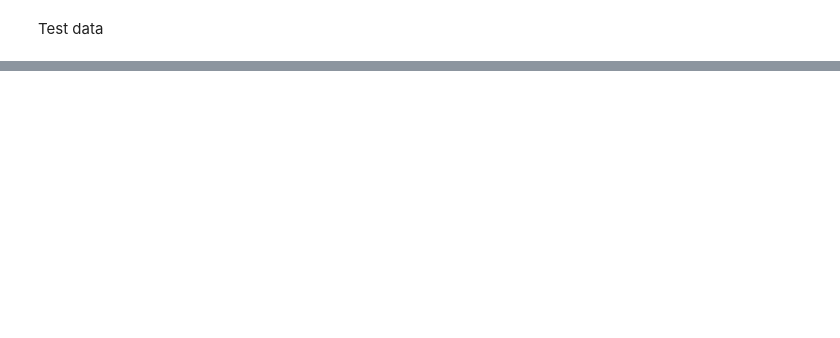
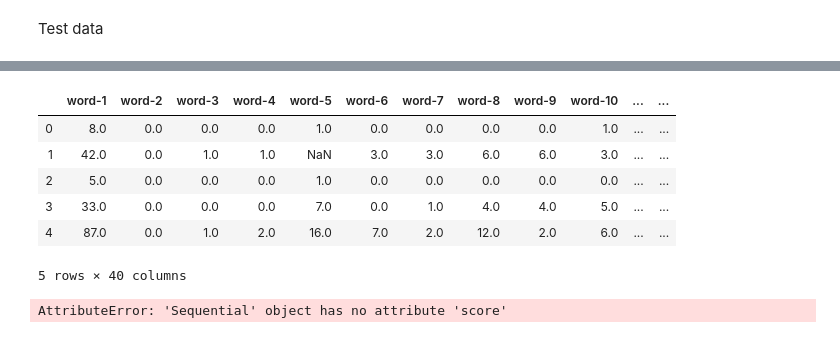
Before and after one commit to sabill/JOINTS-2020, a Jupyter notebook: email_classification.ipynb, the cells around one changed output, grey strips where cells are left out. Saved outputs shown, nothing was run; the diff lists cells and outputs as text; code cells hidden in the pictures; blank space fills up the shorter version.

```diff
--- a/email_classification.ipynb
+++ b/email_classification.ipynb
@@ -247,2 +252,4 @@ plt.show()
 # %% [markdown]
 Test data
+# %%
+test_data = pd.read_csv('test_data.csv')
@@ -248,0 +266,16 @@ Test data
+# %%
+X_test = test_data.iloc[:,1:41]
+# %%
+X_test.head()
+# %% [output]
+|  | word-1 | word-2 | word-3 | word-4 | word-5 | word-6 | word-7 | word-8 | word-9 | word-10 | ... | ... |
+| 0 | 8.0 | 0.0 | 0.0 | 0.0 | 1.0 | 0.0 | 0.0 | 0.0 | 0.0 | 1.0 | ... | ... |
+| 1 | 42.0 | 0.0 | 1.0 | 1.0 | NaN | 3.0 | 3.0 | 6.0 | 6.0 | 3.0 | ... | ... |
+| 2 | 5.0 | 0.0 | 0.0 | 0.0 | 1.0 | 0.0 | 0.0 | 0.0 | 0.0 | 0.0 | ... | ... |
+| 3 | 33.0 | 0.0 | 0.0 | 0.0 | 7.0 | 0.0 | 1.0 | 4.0 | 4.0 | 5.0 | ... | ... |
+| 4 | 87.0 | 0.0 | 1.0 | 2.0 | 16.0 | 7.0 | 2.0 | 12.0 | 2.0 | 6.0 | ... | ... |
+5 rows × 40 columns
+# %%
+model.score(X_train, y_train)
+# %% [output]
+AttributeError: 'Sequential' object has no attribute 'score'
```
Also changed, not shown: parts of 19 cells of this notebook, 1 other file.
